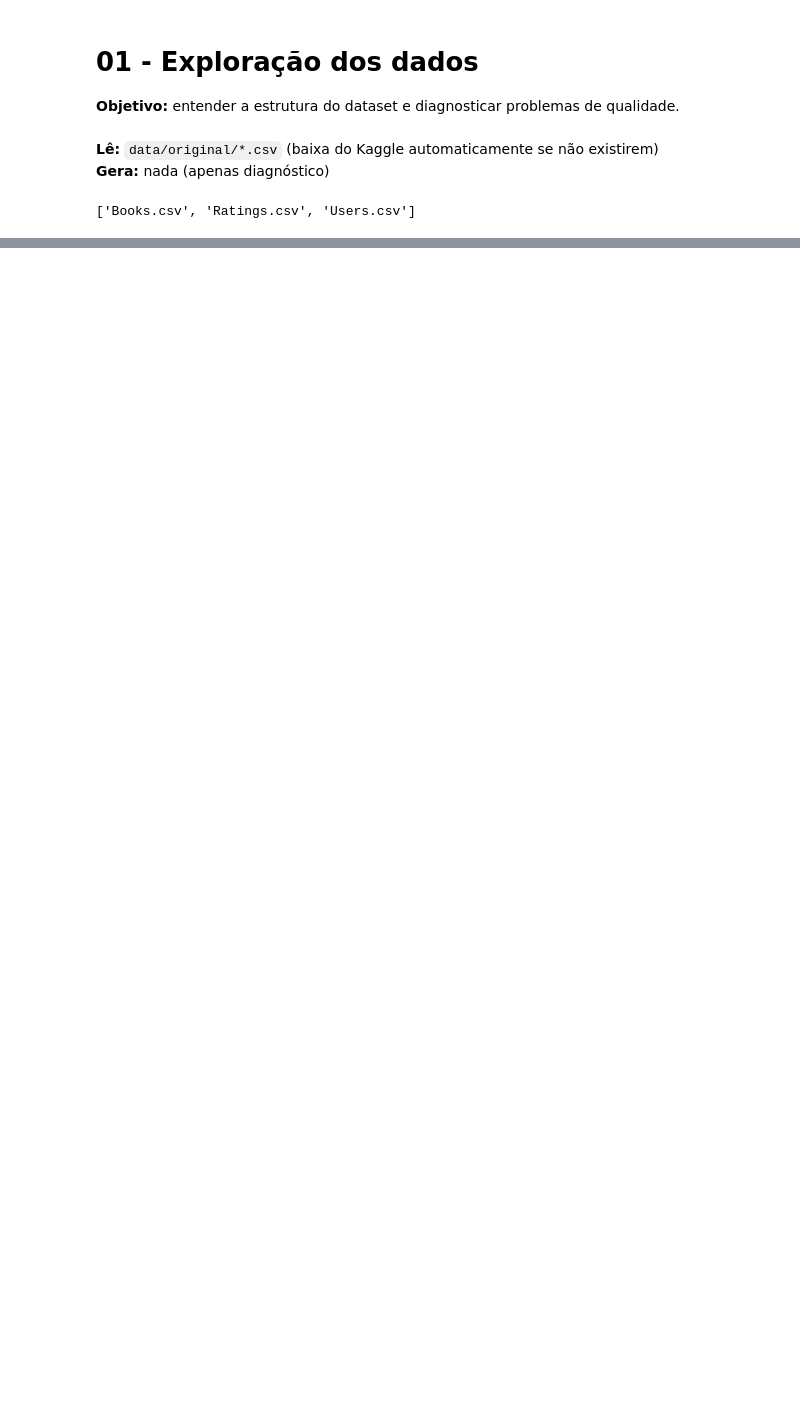
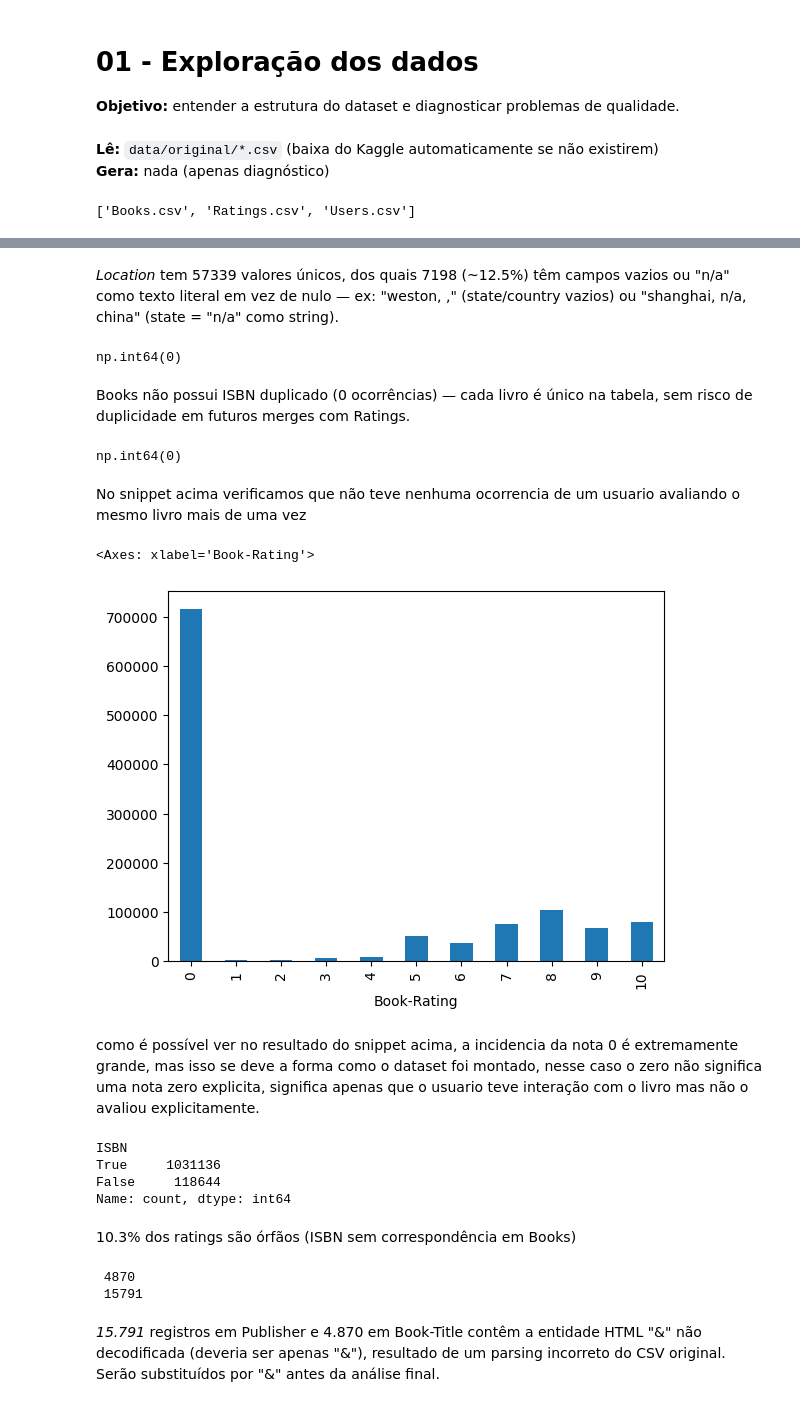
Before and after one commit to gustavomiranda2302/recomendacao-livros-book-crossing, a Jupyter notebook: models/notebooks/01_exploracao.ipynb, the cells around one changed output, grey strips where cells are left out. Saved outputs shown, nothing was run; the diff lists cells and outputs as text; code cells hidden in the pictures; blank space fills up the shorter version.

```diff
--- a/models/notebooks/01_exploracao.ipynb
+++ b/models/notebooks/01_exploracao.ipynb
@@ -37,0 +236,46 @@ print(books.head())
+# %% [markdown]
+*Location* tem 57339 valores únicos, dos quais 7198 (~12.5%) têm campos vazios ou
+"n/a" como texto literal em vez de nulo — ex: "weston, ," (state/country vazios)
+ou "shanghai, n/a, china" (state = "n/a" como string).
+# %%
+books['ISBN'].duplicated().sum()
+# %% [output]
+np.int64(0)
+# %% [markdown]
+Books não possui ISBN duplicado (0 ocorrências) — cada livro é único na tabela,
+sem risco de duplicidade em futuros merges com Ratings.
+# %%
+ratings.duplicated(subset=['User-ID', 'ISBN']).sum()
+# %% [output]
+np.int64(0)
+# %% [markdown]
+No snippet acima verificamos que não teve nenhuma ocorrencia de um usuario avaliando o mesmo livro mais de uma vez
+# %%
+ratings['Book-Rating'].value_counts().sort_index()
+ratings['Book-Rating'].value_counts().sort_index().plot(kind='bar')
+# %% [output]
+<Axes: xlabel='Book-Rating'>
+[figure, added]
+# %% [markdown]
+como é possível ver no resultado do snippet acima, a incidencia da nota 0 é
+extremamente grande, mas isso se deve a forma como o dataset foi montado, nesse caso o zero não significa uma nota zero explicita, significa apenas que o usuario teve interação com o livro mas não o avaliou explicitamente.
+# %%
+isbn_valido = ratings['ISBN'].isin(books['ISBN'])
+isbn_valido.value_counts()
+# %% [output]
+ISBN
+True     1031136
+False     118644
+Name: count, dtype: int64
+# %% [markdown]
+10.3% dos ratings são órfãos (ISBN sem correspondência em Books)
+# %%
+print("", books[books['Book-Title'].str.contains('&amp;', na=False)].shape[0])
+print("", books[books['Publisher'].str.contains('&amp;', na=False)].shape[0])
+# %% [output]
+ 4870
+ 15791
+# %% [markdown]
+*15.791* registros em Publisher e 4.870 em Book-Title contêm a entidade HTML
+"&amp;" não decodificada (deveria ser apenas "&"), resultado de um parsing
+incorreto do CSV original. Serão substituídos por "&" antes da análise final.
```
Also changed, not shown: parts of 25 cells of this notebook.
